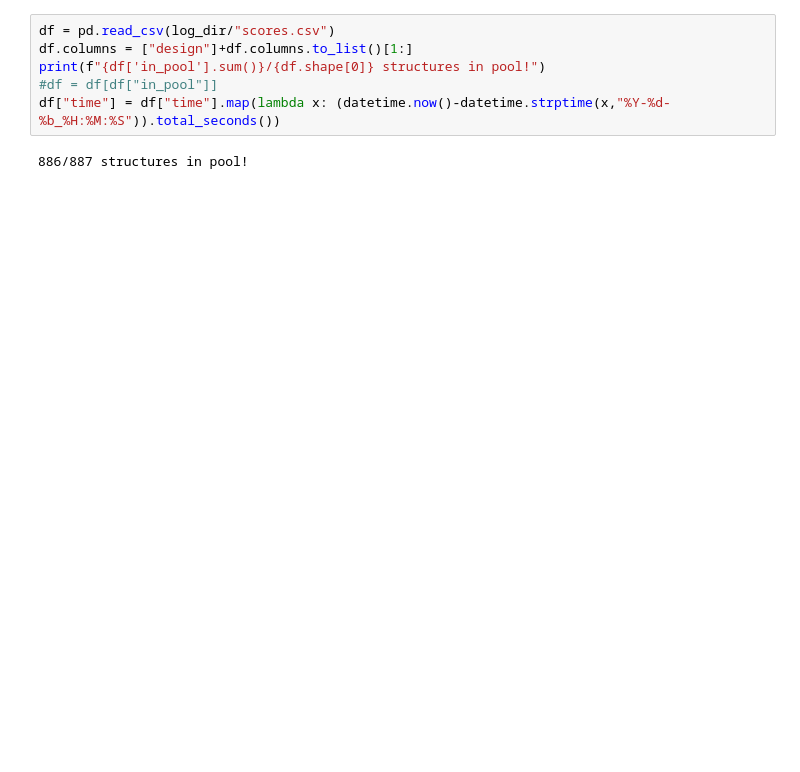
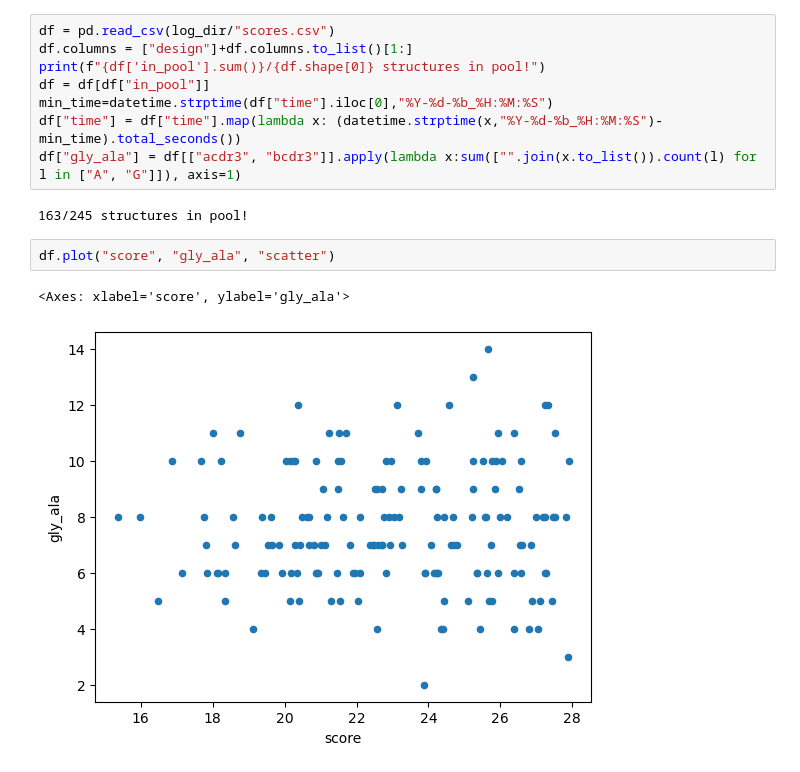
Before and after one commit to NTBiotech/flexcraft, a Jupyter notebook: notebooks/adapt/full_run_analysis.ipynb, the cells around one changed output. Cells and saved outputs as stored; diff of their text form; blank space fills up the shorter version.

```diff
--- a/notebooks/adapt/full_run_analysis.ipynb
+++ b/notebooks/adapt/full_run_analysis.ipynb
@@ -63,8 +30,15 @@ Average node power draw: 946.867021849101 Watt
 df = pd.read_csv(log_dir/"scores.csv")
 df.columns = ["design"]+df.columns.to_list()[1:]
 print(f"{df['in_pool'].sum()}/{df.shape[0]} structures in pool!")
-#df = df[df["in_pool"]]
-df["time"] = df["time"].map(lambda x: (datetime.now()-datetime.strptime(x,"%Y-%d-%b_%H:%M:%S")).total_seconds())
+df = df[df["in_pool"]]
+min_time=datetime.strptime(df["time"].iloc[0],"%Y-%d-%b_%H:%M:%S")
+df["time"] = df["time"].map(lambda x: (datetime.strptime(x,"%Y-%d-%b_%H:%M:%S")-min_time).total_seconds())
+df["gly_ala"] = df[["acdr3", "bcdr3"]].apply(lambda x:sum(["".join(x.to_list()).count(l) for l in ["A", "G"]]), axis=1)
 # %% [output]
-886/887 structures in pool!
+163/245 structures in pool!
+# %%
+df.plot("score", "gly_ala", "scatter")
+# %% [output]
+<Axes: xlabel='score', ylabel='gly_ala'>
+[figure, added]
 # %%
```
Also changed, not shown: parts of 15 cells of this notebook, 5 other files.
